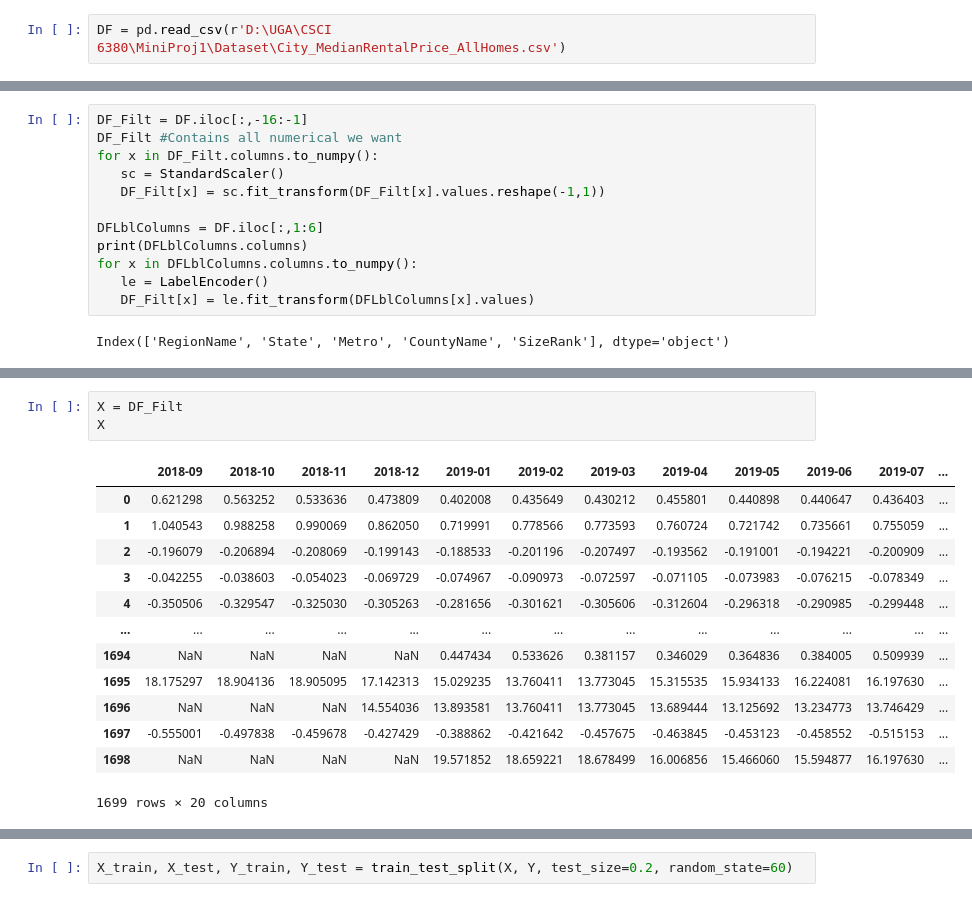
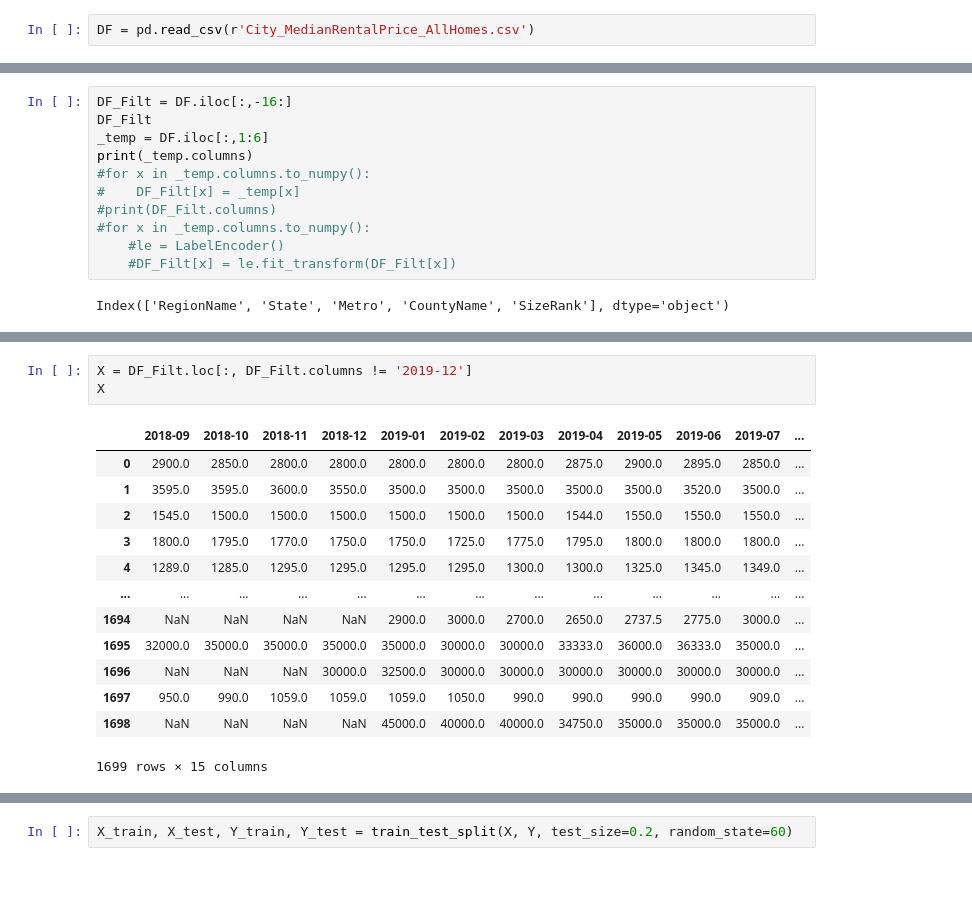
Before and after one commit to rmattson1008/datamining_miniproject1, a Jupyter notebook: Test1.ipynb, the cells around one changed output, grey strips where cells are left out. Cells and saved outputs as stored; diff of their text form.

```diff
--- a/Test1.ipynb
+++ b/Test1.ipynb
@@ -10,5 +10,5 @@ from sklearn.metrics import mean_absolute_percentage_error as mape
 # %%
-DF = pd.read_csv(r'D:\UGA\CSCI 6380\MiniProj1\Dataset\City_MedianRentalPrice_AllHomes.csv')
+DF = pd.read_csv(r'City_MedianRentalPrice_AllHomes.csv')
 # %%
 DF
 # %% [output]
@@ -65,17 +65,16 @@ DF.index
 # %% [output]
 RangeIndex(start=0, stop=1699, step=1)
 # %%
-DF_Filt = DF.iloc[:,-16:-1]
-DF_Filt #Contains all numerical we want
-for x in DF_Filt.columns.to_numpy():
-   sc = StandardScaler()
-   DF_Filt[x] = sc.fit_transform(DF_Filt[x].values.reshape(-1,1))
-
-DFLblColumns = DF.iloc[:,1:6]
-print(DFLblColumns.columns)
-for x in DFLblColumns.columns.to_numpy():
-   le = LabelEncoder()
-   DF_Filt[x] = le.fit_transform(DFLblColumns[x].values)
+DF_Filt = DF.iloc[:,-16:]
+DF_Filt
+_temp = DF.iloc[:,1:6]
+print(_temp.columns)
+#for x in _temp.columns.to_numpy():
+#    DF_Filt[x] = _temp[x]
+#print(DF_Filt.columns)
+#for x in _temp.columns.to_numpy():
+    #le = LabelEncoder()
+    #DF_Filt[x] = le.fit_transform(DF_Filt[x])
 # %% [output]
 Index(['RegionName', 'State', 'Metro', 'CountyName', 'SizeRank'], dtype='object')
 # %%
@@ -110,20 +112,20 @@ array([[ 0.51476613],
 # %%
-X = DF_Filt
+X = DF_Filt.loc[:, DF_Filt.columns != '2019-12']
 X
 # %% [output]
 |  | 2018-09 | 2018-10 | 2018-11 | 2018-12 | 2019-01 | 2019-02 | 2019-03 | 2019-04 | 2019-05 | 2019-06 | 2019-07 | ... |
-| 0 | 0.621298 | 0.563252 | 0.533636 | 0.473809 | 0.402008 | 0.435649 | 0.430212 | 0.455801 | 0.440898 | 0.440647 | 0.436403 | ... |
-| 1 | 1.040543 | 0.988258 | 0.990069 | 0.862050 | 0.719991 | 0.778566 | 0.773593 | 0.760724 | 0.721742 | 0.735661 | 0.755059 | ... |
-| 2 | -0.196079 | -0.206894 | -0.208069 | -0.199143 | -0.188533 | -0.201196 | -0.207497 | -0.193562 | -0.191001 | -0.194221 | -0.200909 | ... |
-| 3 | -0.042255 | -0.038603 | -0.054023 | -0.069729 | -0.074967 | -0.090973 | -0.072597 | -0.071105 | -0.073983 | -0.076215 | -0.078349 | ... |
-| 4 | -0.350506 | -0.329547 | -0.325030 | -0.305263 | -0.281656 | -0.301621 | -0.305606 | -0.312604 | -0.296318 | -0.290985 | -0.299448 | ... |
+| 0 | 2900.0 | 2850.0 | 2800.0 | 2800.0 | 2800.0 | 2800.0 | 2800.0 | 2875.0 | 2900.0 | 2895.0 | 2850.0 | ... |
+| 1 | 3595.0 | 3595.0 | 3600.0 | 3550.0 | 3500.0 | 3500.0 | 3500.0 | 3500.0 | 3500.0 | 3520.0 | 3500.0 | ... |
+| 2 | 1545.0 | 1500.0 | 1500.0 | 1500.0 | 1500.0 | 1500.0 | 1500.0 | 1544.0 | 1550.0 | 1550.0 | 1550.0 | ... |
+| 3 | 1800.0 | 1795.0 | 1770.0 | 1750.0 | 1750.0 | 1725.0 | 1775.0 | 1795.0 | 1800.0 | 1800.0 | 1800.0 | ... |
+| 4 | 1289.0 | 1285.0 | 1295.0 | 1295.0 | 1295.0 | 1295.0 | 1300.0 | 1300.0 | 1325.0 | 1345.0 | 1349.0 | ... |
 | ... | ... | ... | ... | ... | ... | ... | ... | ... | ... | ... | ... | ... |
-| 1694 | NaN | NaN | NaN | NaN | 0.447434 | 0.533626 | 0.381157 | 0.346029 | 0.364836 | 0.384005 | 0.509939 | ... |
-| 1695 | 18.175297 | 18.904136 | 18.905095 | 17.142313 | 15.029235 | 13.760411 | 13.773045 | 15.315535 | 15.934133 | 16.224081 | 16.197630 | ... |
-| 1696 | NaN | NaN | NaN | 14.554036 | 13.893581 | 13.760411 | 13.773045 | 13.689444 | 13.125692 | 13.234773 | 13.746429 | ... |
-| 1697 | -0.555001 | -0.497838 | -0.459678 | -0.427429 | -0.388862 | -0.421642 | -0.457675 | -0.463845 | -0.453123 | -0.458552 | -0.515153 | ... |
-| 1698 | NaN | NaN | NaN | NaN | 19.571852 | 18.659221 | 18.678499 | 16.006856 | 15.466060 | 15.594877 | 16.197630 | ... |
+| 1694 | NaN | NaN | NaN | NaN | 2900.0 | 3000.0 | 2700.0 | 2650.0 | 2737.5 | 2775.0 | 3000.0 | ... |
+| 1695 | 32000.0 | 35000.0 | 35000.0 | 35000.0 | 35000.0 | 30000.0 | 30000.0 | 33333.0 | 36000.0 | 36333.0 | 35000.0 | ... |
+| 1696 | NaN | NaN | NaN | 30000.0 | 32500.0 | 30000.0 | 30000.0 | 30000.0 | 30000.0 | 30000.0 | 30000.0 | ... |
+| 1697 | 950.0 | 990.0 | 1059.0 | 1059.0 | 1059.0 | 1050.0 | 990.0 | 990.0 | 990.0 | 990.0 | 909.0 | ... |
+| 1698 | NaN | NaN | NaN | NaN | 45000.0 | 40000.0 | 40000.0 | 34750.0 | 35000.0 | 35000.0 | 35000.0 | ... |
-1699 rows × 20 columns
+1699 rows × 15 columns
 # %%
 print(X.isnull().sum())
 for col in X:
```
Also changed, not shown: parts of 11 cells of this notebook.
